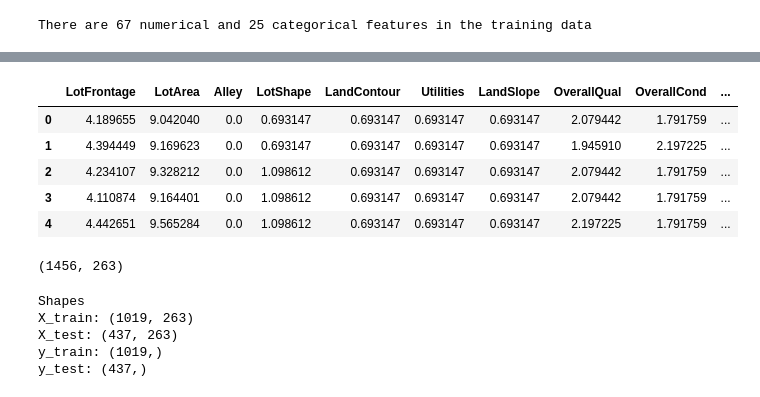
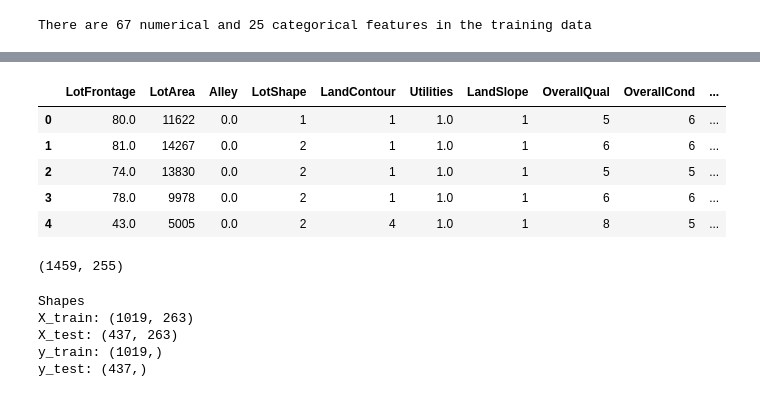
Before and after one commit to sotus30/House_Prices_Predictor, a Jupyter notebook: cleaning2.ipynb, the cells around one changed output, grey strips where cells are left out. Drawn from its saved outputs; the diff is of its cells as text; code cells hidden in the pictures.

```diff
--- a/cleaning2.ipynb
+++ b/cleaning2.ipynb
@@ -455,8 +450,14 @@ df_train1.drop(df_train1[df_train1['GrLivArea'] >= 4000].index, inplace=True)
 df_train1['TotalSF'] = df_train1['TotalBsmtSF'] + df_train1['GrLivArea']
 df_train1['TotalFloorSF'] = df_train1['1stFlrSF'] + df_train1['2ndFlrSF']
 df_train1['TotalPorchSF'] = df_train1['OpenPorchSF'] + df_train1['EnclosedPorch'] + df_train1['3SsnPorch'] + df_train1['ScreenPorch']
+
+df_test1['TotalSF'] = df_test1['TotalBsmtSF'] + df_test1['GrLivArea']
+df_test1['TotalFloorSF'] = df_test1['1stFlrSF'] + df_test1['2ndFlrSF']
+df_test1['TotalPorchSF'] = df_test1['OpenPorchSF'] + df_test1['EnclosedPorch'] + df_test1['3SsnPorch'] + df_test1['ScreenPorch']
 # %%
 #creating boolean features (yes or no)
+
+#train data
 
 df_train1['HasBasement'] = df_train1['TotalBsmtSF'].apply(lambda x:1 if x>0 else 0)
 df_train1['HasGarage'] = df_train1['GarageArea'].apply(lambda x:1 if x>0 else 0)
@@ -466,6 +467,18 @@ df_train1['HasPool'] = df_train1['PoolArea'].apply(lambda x:1 if x>0 else 0)
 df_train1['WasRemodeled'] = (df_train1['YearRemodAdd'] != df_train1['YearBuilt']).astype(np.int64)
 df_train1['IsNew'] = (df_train1['YearBuilt'] > 2000).astype(np.int64)
 df_train1['WasCompleted'] = (df_train1['SaleCondition'] != 'Partial').astype(np.int64)
+
+
+#test data
+
+df_test1['HasBasement'] = df_test1['TotalBsmtSF'].apply(lambda x:1 if x>0 else 0)
+df_test1['HasGarage'] = df_test1['GarageArea'].apply(lambda x:1 if x>0 else 0)
+df_test1['HasPorch'] = df_test1['TotalPorchSF'].apply(lambda x:1 if x>0 else 0)
+df_test1['HasPool'] = df_test1['PoolArea'].apply(lambda x:1 if x>0 else 0)
+
+df_test1['WasRemodeled'] = (df_test1['YearRemodAdd'] != df_test1['YearBuilt']).astype(np.int64)
+df_test1['IsNew'] = (df_test1['YearBuilt'] > 2000).astype(np.int64)
+df_test1['WasCompleted'] = (df_test1['SaleCondition'] != 'Partial').astype(np.int64)
 # %%
 boolean_features = ['HasBasement', 'HasGarage', 'HasPorch', 'HasPool', 'WasRemodeled', 'IsNew', 'WasCompleted']
 # %%
@@ -488,6 +515,7 @@ num_features = [f for f in num_features if f not in boolean_features]
 # %%
 #finding the number of bathrooms
 df_train1['TotalBathrooms'] = df_train1['FullBath'] + 0.5 * df_train1['HalfBath'] + df_train1['BsmtFullBath'] + 0.5*df_train1['BsmtHalfBath']
+df_test1['TotalBathrooms'] = df_test1['FullBath'] + 0.5 * df_test1['HalfBath'] + df_test1['BsmtFullBath'] + 0.5*df_test1['BsmtHalfBath']
 # %%
 #finding numerical features only
 numeric_data = df_train1.select_dtypes(include = [np.number])
@@ -512,21 +549,25 @@ y = df_train1['SalePrice']
 df_train1.drop('SalePrice', axis=1, inplace=True)
 df_train1.drop('Id', axis=1, inplace=True)
 
+df_test1.drop('Id', axis=1, inplace=True)
+
+
 model_data = pd.get_dummies(df_train1).copy()
+model_data_test = pd.get_dummies(df_test1).copy()
 # %%
 
-model_data.head()
+model_data_test.head()
 # %% [output]
 |  | LotFrontage | LotArea | Alley | LotShape | LandContour | Utilities | LandSlope | OverallQual | OverallCond | ... |
-| 0 | 4.189655 | 9.042040 | 0.0 | 0.693147 | 0.693147 | 0.693147 | 0.693147 | 2.079442 | 1.791759 | ... |
-| 1 | 4.394449 | 9.169623 | 0.0 | 0.693147 | 0.693147 | 0.693147 | 0.693147 | 1.945910 | 2.197225 | ... |
-| 2 | 4.234107 | 9.328212 | 0.0 | 1.098612 | 0.693147 | 0.693147 | 0.693147 | 2.079442 | 1.791759 | ... |
-| 3 | 4.110874 | 9.164401 | 0.0 | 1.098612 | 0.693147 | 0.693147 | 0.693147 | 2.079442 | 1.791759 | ... |
-| 4 | 4.442651 | 9.565284 | 0.0 | 1.098612 | 0.693147 | 0.693147 | 0.693147 | 2.197225 | 1.791759 | ... |
+| 0 | 80.0 | 11622 | 0.0 | 1 | 1 | 1.0 | 1 | 5 | 6 | ... |
+| 1 | 81.0 | 14267 | 0.0 | 2 | 1 | 1.0 | 1 | 6 | 6 | ... |
+| 2 | 74.0 | 13830 | 0.0 | 2 | 1 | 1.0 | 1 | 5 | 5 | ... |
+| 3 | 78.0 | 9978 | 0.0 | 2 | 1 | 1.0 | 1 | 6 | 6 | ... |
+| 4 | 43.0 | 5005 | 0.0 | 2 | 4 | 1.0 | 1 | 8 | 5 | ... |
 # %%
-model_data.shape
+model_data_test.shape
 # %% [output]
-(1456, 263)
+(1459, 255)
 # %%
 from sklearn.model_selection import train_test_split
 
```
Also changed, not shown: parts of 17 cells of this notebook.
